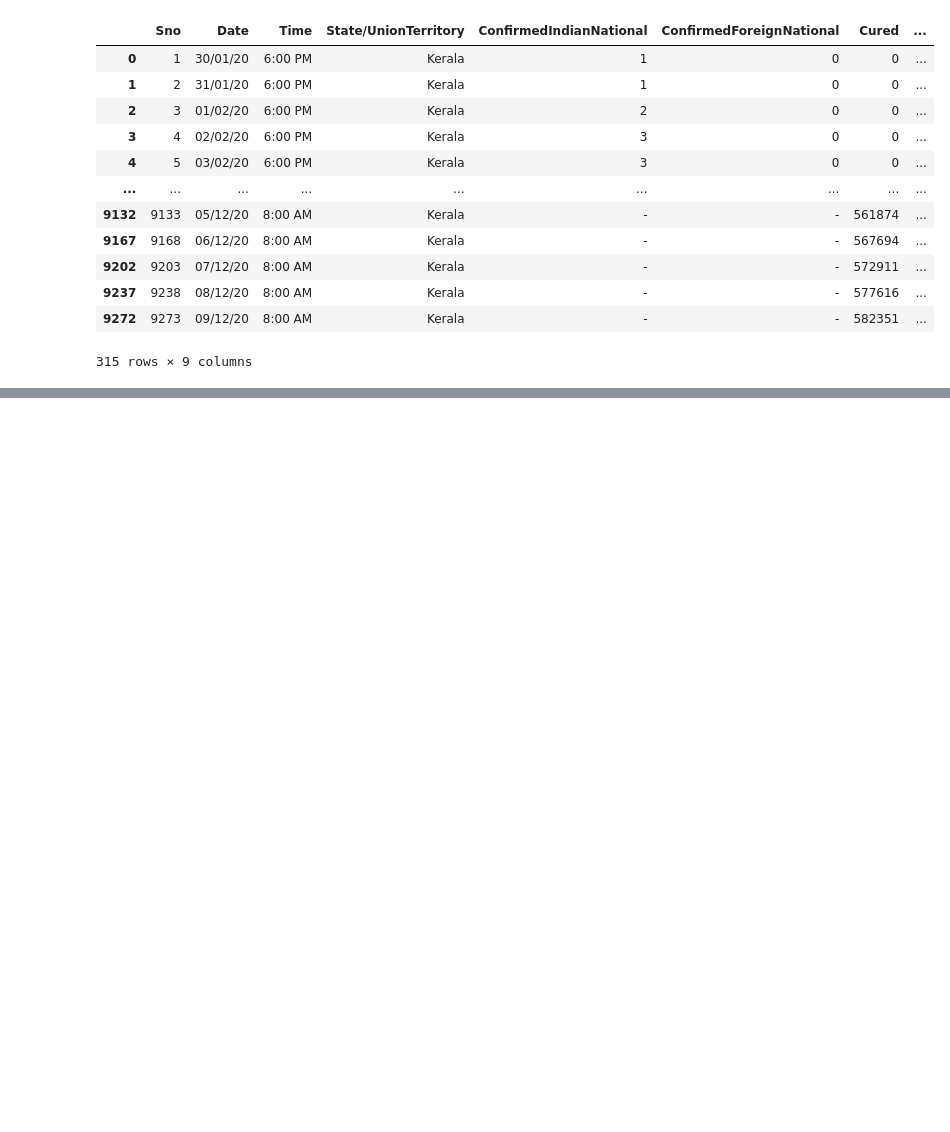
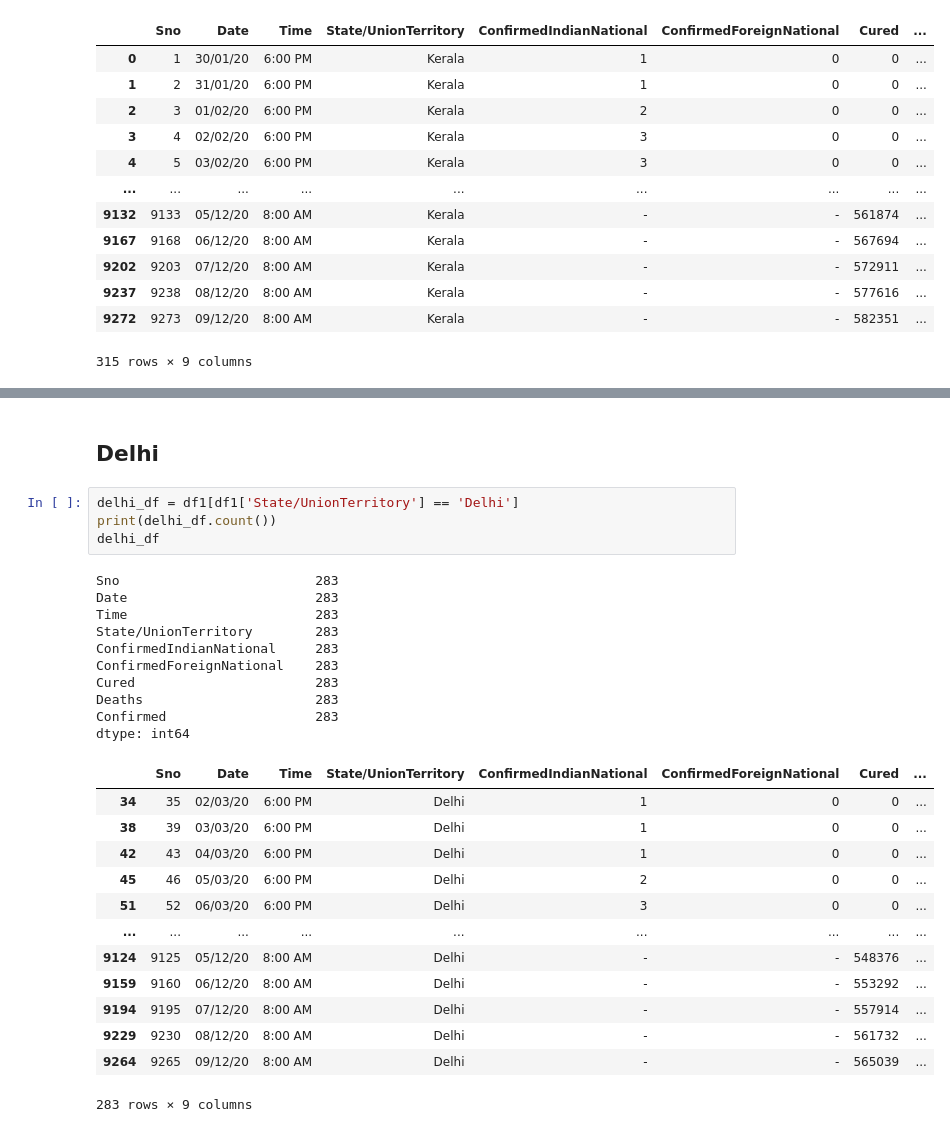
Before and after one commit to Spartan-119/Kaggle, a Jupyter notebook: Covid India.ipynb, the cells around one changed output, grey strips where cells are left out. Saved outputs shown, nothing was run; the diff lists cells and outputs as text; blank space fills up the shorter version.

```diff
--- a/Covid India.ipynb
+++ b/Covid India.ipynb
@@ -150,0 +151,30 @@ plt.plot()
+# %% [markdown]
+## Delhi
+# %%
+delhi_df = df1[df1['State/UnionTerritory'] == 'Delhi']
+print(delhi_df.count())
+delhi_df
+# %% [output]
+Sno                         283
+Date                        283
+Time                        283
+State/UnionTerritory        283
+ConfirmedIndianNational     283
+ConfirmedForeignNational    283
+Cured                       283
+Deaths                      283
+Confirmed                   283
+dtype: int64
+|  | Sno | Date | Time | State/UnionTerritory | ConfirmedIndianNational | ConfirmedForeignNational | Cured | ... |
+| 34 | 35 | 02/03/20 | 6:00 PM | Delhi | 1 | 0 | 0 | ... |
+| 38 | 39 | 03/03/20 | 6:00 PM | Delhi | 1 | 0 | 0 | ... |
+| 42 | 43 | 04/03/20 | 6:00 PM | Delhi | 1 | 0 | 0 | ... |
+| 45 | 46 | 05/03/20 | 6:00 PM | Delhi | 2 | 0 | 0 | ... |
+| 51 | 52 | 06/03/20 | 6:00 PM | Delhi | 3 | 0 | 0 | ... |
+| ... | ... | ... | ... | ... | ... | ... | ... | ... |
+| 9124 | 9125 | 05/12/20 | 8:00 AM | Delhi | - | - | 548376 | ... |
+| 9159 | 9160 | 06/12/20 | 8:00 AM | Delhi | - | - | 553292 | ... |
+| 9194 | 9195 | 07/12/20 | 8:00 AM | Delhi | - | - | 557914 | ... |
+| 9229 | 9230 | 08/12/20 | 8:00 AM | Delhi | - | - | 561732 | ... |
+| 9264 | 9265 | 09/12/20 | 8:00 AM | Delhi | - | - | 565039 | ... |
+283 rows × 9 columns
```
Also changed, not shown: parts of 8 cells of this notebook.
